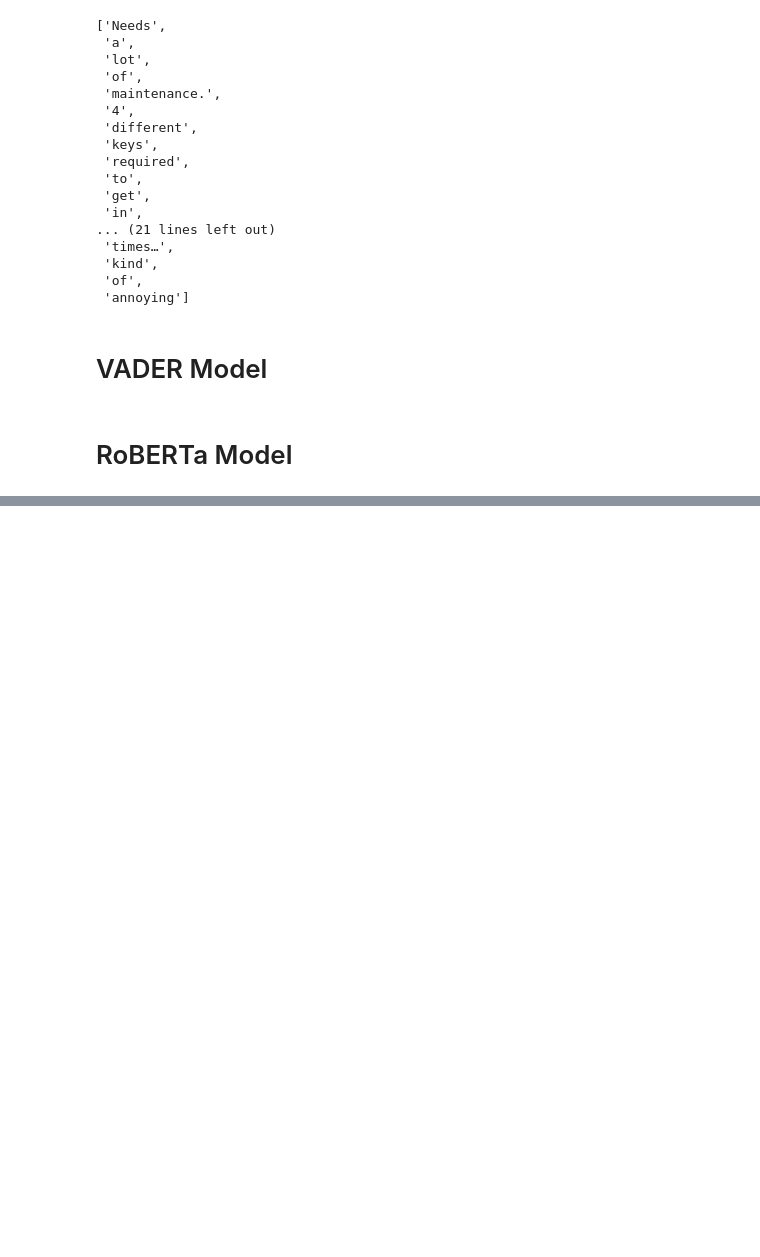
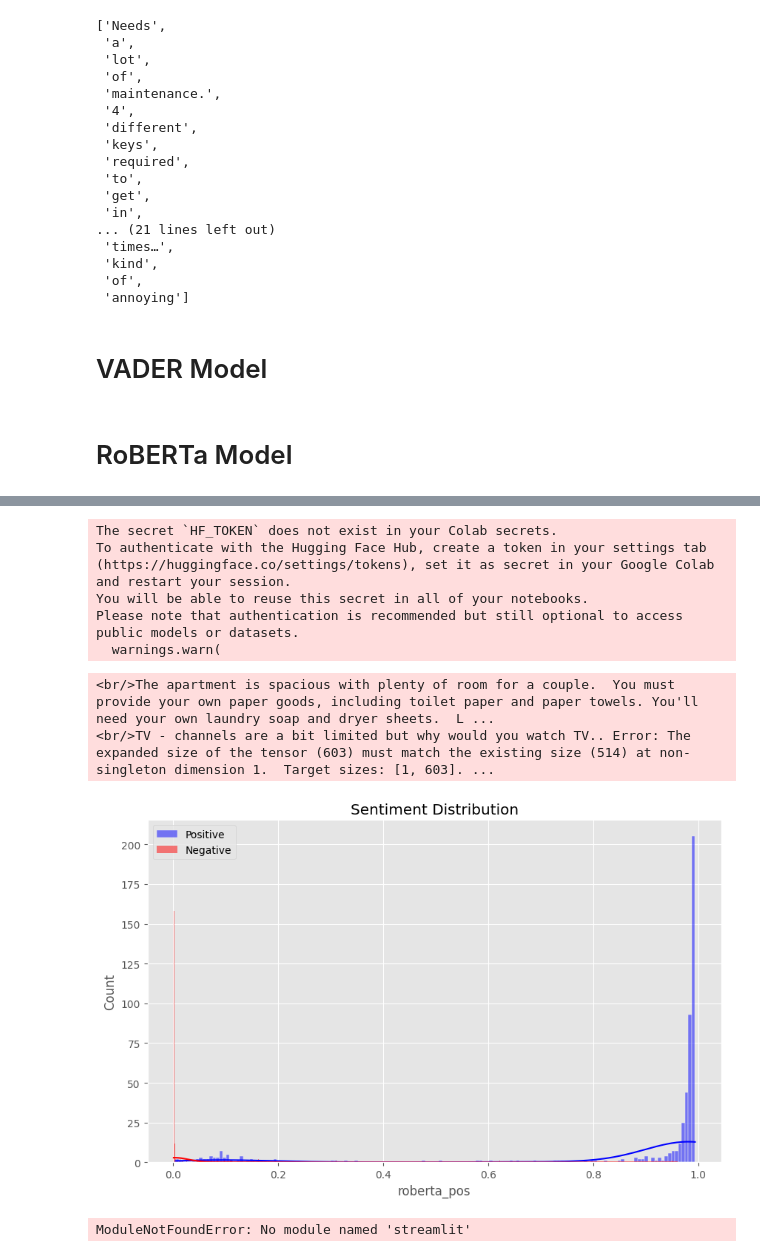
Before and after one commit to nkosanamolefe/machine-learning, a Jupyter notebook: review-sentiment-analysis/review_sentiment_analysis.ipynb, the cells around one changed output, grey strips where cells are left out. Cells and saved outputs as stored; diff of their text form; code cells hidden in the pictures; blank space fills up the shorter version.

```diff
--- a/review-sentiment-analysis/review_sentiment_analysis.ipynb
+++ b/review-sentiment-analysis/review_sentiment_analysis.ipynb
@@ -117,0 +265,79 @@ Please note that you may need to restart your runtime after installation.
+# %%
+import os
+import numpy as np
+import pandas as pd
+import matplotlib.pyplot as plt
+import seaborn as sns
+from tqdm import tqdm
+from transformers import AutoTokenizer, AutoModelForSequenceClassification
+from scipy.special import softmax
+import logging
+
+# Logging setup
+logging.basicConfig(level=logging.INFO)
+logger = logging.getLogger(__name__)
+
+# Load data
+# file_path = os.getenv('REVIEWS_FILE_PATH', 'reviews_500.csv')
+# if not os.path.exists(file_path):
+#     raise FileNotFoundError(f"File not found: {file_path}")
+df = pd.read_csv('reviews_500.csv')
+
+# Initialize model and tokenizer
+MODEL = "cardiffnlp/twitter-roberta-base-sentiment"
+tokenizer = AutoTokenizer.from_pretrained(MODEL)
+model = AutoModelForSequenceClassification.from_pretrained(MODEL)
+
+# Sentiment analysis function
+def polarity_scores_roberta(text):
+    try:
+        encoded_text = tokenizer(text, return_tensors='pt')
+        output = model(**encoded_text)
+        scores = output[0][0].detach().numpy()
+        scores = softmax(scores)
+        return {
+            'roberta_neg': scores[0],
+            'roberta_neu': scores[1],
+            'roberta_pos': scores[2]
+        }
+    except Exception as e:
+        logger.error(f"Error processing text: {text}. Error: {e}")
+        return {'roberta_neg': np.nan, 'roberta_neu': np.nan, 'roberta_pos': np.nan}
+
+# Process rows
+def process_row(row):
+    text = row['comments']
+    result = polarity_scores_roberta(text)
+    result['id'] = row['id']
+    return pd.Series(result)
+
+results_df = df.apply(process_row, axis=1)
+
+# Merge results
+final_df = pd.merge(df, results_df, on='id', how='left')
+
+# Visualize results
+plt.style.use('ggplot')
+fig, ax = plt.subplots(figsize=(10, 6))
+sns.histplot(final_df['roberta_pos'], kde=True, color='blue', label='Positive', ax=ax)
+sns.histplot(final_df['roberta_neg'], kde=True, color='red', label='Negative', ax=ax)
+ax.set_title('Sentiment Distribution')
+ax.legend()
+plt.show()
+
+# Streamlit integration
+import streamlit as st
+import plotly.express as px
+st.title("Sentiment Analysis App")
+st.write(final_df[['id', 'comments', 'roberta_pos', 'roberta_neg', 'roberta_neu']])
+st.plotly_chart(px.histogram(final_df, x='roberta_pos', title="Positive Sentiment Distribution"))
+# %% [output]
+The secret `HF_TOKEN` does not exist in your Colab secrets.
+To authenticate with the Hugging Face Hub, create a token in your settings tab (https://huggingface.co/settings/tokens), set it as secret in your Google Colab and restart your session.
+You will be able to reuse this secret in all of your notebooks.
+Please note that authentication is recommended but still optional to access public models or datasets.
+  warnings.warn(
+<br/>The apartment is spacious with plenty of room for a couple.  You must provide your own paper goods, including toilet paper and paper towels. You'll need your own laundry soap and dryer sheets.  L ...
+<br/>TV - channels are a bit limited but why would you watch TV.. Error: The expanded size of the tensor (603) must match the existing size (514) at non-singleton dimension 1.  Target sizes: [1, 603]. ...
+[figure, added]
+ModuleNotFoundError: No module named 'streamlit'
```
Also changed, not shown: parts of 14 cells of this notebook.
